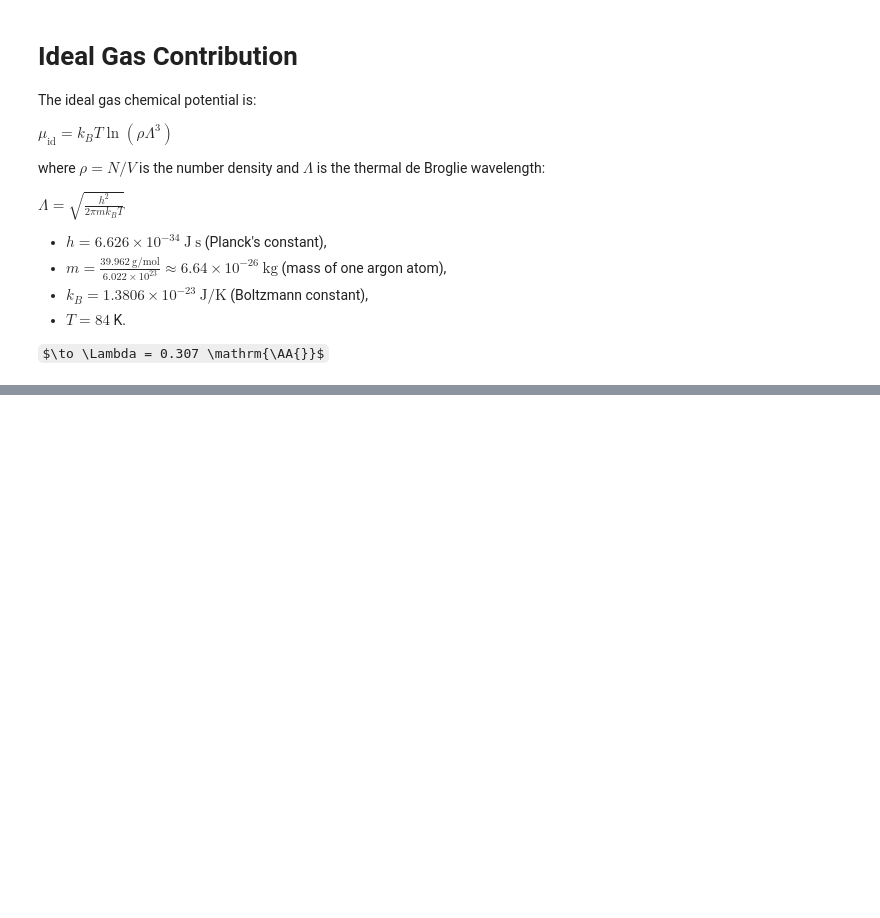
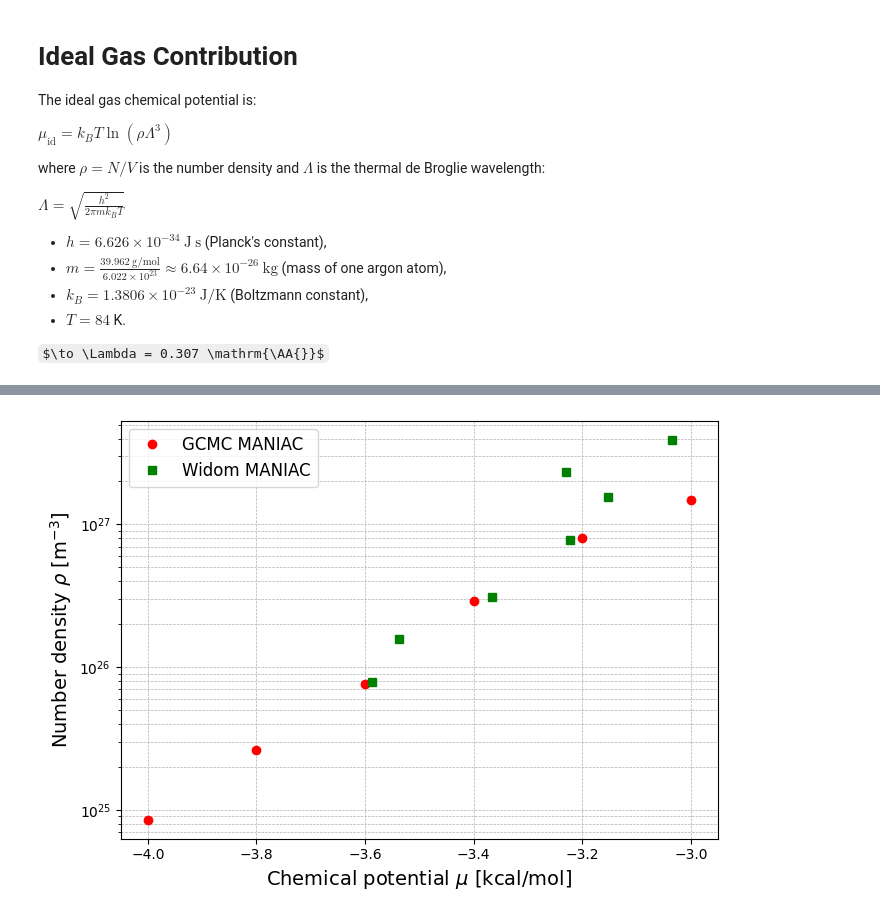
Before and after one commit to maniac-mc/isotherm-benchmark, a Jupyter notebook: SlitPore-LJ/comparison.ipynb, the cells around one changed output, grey strips where cells are left out. Saved outputs shown, nothing was run; the diff lists cells and outputs as text; code cells hidden in the pictures; some formulas as TeX source; blank space fills up the shorter version.

```diff
--- a/SlitPore-LJ/comparison.ipynb
+++ b/SlitPore-LJ/comparison.ipynb
@@ -71,0 +93,53 @@ plt.show()
+# %%
+plt.figure(figsize=(7,5))
+
+# From GCMC
+N = mu_vs_N_gcmc_lammps[:,1] # number of particle in box
+mu = mu_vs_N_gcmc_lammps[:,0] # chemical potential in kcal/mol
+V = (40e-10)**3 # volume in m3
+rho = N/V # particles per m3
+
+# plt.semilogy(mu, rho, 'o', label=r'GCMC LAMMPS', markersize=6, color='blue')
+
+# From Maniac
+N = mu_vs_N_gcmc_maniac[:,1] # number of particle in box
+mu = mu_vs_N_gcmc_maniac[:,0] # chemical potential in kcal/mol
+V = (40e-10)**3 # volume in m3
+rho = N/V # particles per m3
+
+plt.semilogy(mu, rho, 'o', label=r'GCMC MANIAC', markersize=6, color='red')
+
+# From Widom
+N = muex_vs_N_widom_lammps[:,1] # number of particle in box
+mu_ex = muex_vs_N_widom_lammps[:,0] # excess chemical potential in kcal/mol
+V = (40e-10)**3 # volume in m3
+rho = N/V # particles per m3
+mu_id = kB*T * np.log(rho*Lambda**3)
+
+mu = mu_id + mu_ex
+
+# plt.semilogy(mu, rho, 's', label=r'Widom LAMMPS', markersize=6, color='blue')
+
+# From Widom
+N = muex_vs_N_widom_maniac[:,1] # number of particle in box
+mu_ex = muex_vs_N_widom_maniac[:,0] # excess chemical potential in kcal/mol
+V = (40e-10)**3 # volume in m3
+rho = N/V # particles per m3
+mu_id = kB*T * np.log(rho*Lambda**3)
+
+mu = mu_id + mu_ex
+
+plt.semilogy(mu, rho, 's', label=r'Widom MANIAC', markersize=6, color='green')
+
+# Labels and legend
+plt.xlabel(r'Chemical potential $\mu$ [kcal/mol]', fontsize=14)
+plt.ylabel(r'Number density $\rho$ [m$^{-3}$]', fontsize=14)
+
+plt.legend(fontsize=12)
+plt.grid(True, which="both", ls="--", linewidth=0.5)
+
+plt.tight_layout()
+plt.savefig("GCMC_vs_Widom.png", dpi=300)
+plt.show()
+# %% [output]
+[figure, added]
```
Also changed, not shown: parts of 3 cells of this notebook, 23 other files.
